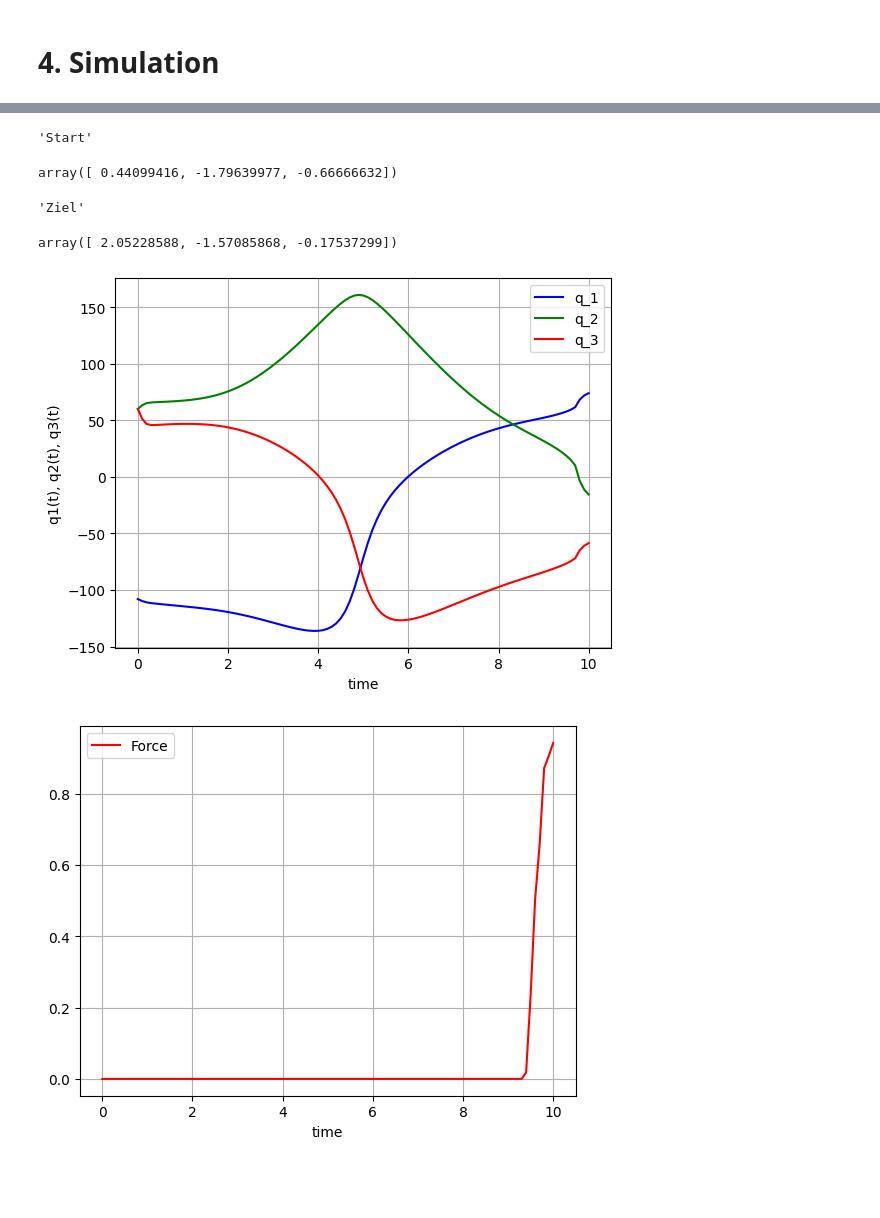
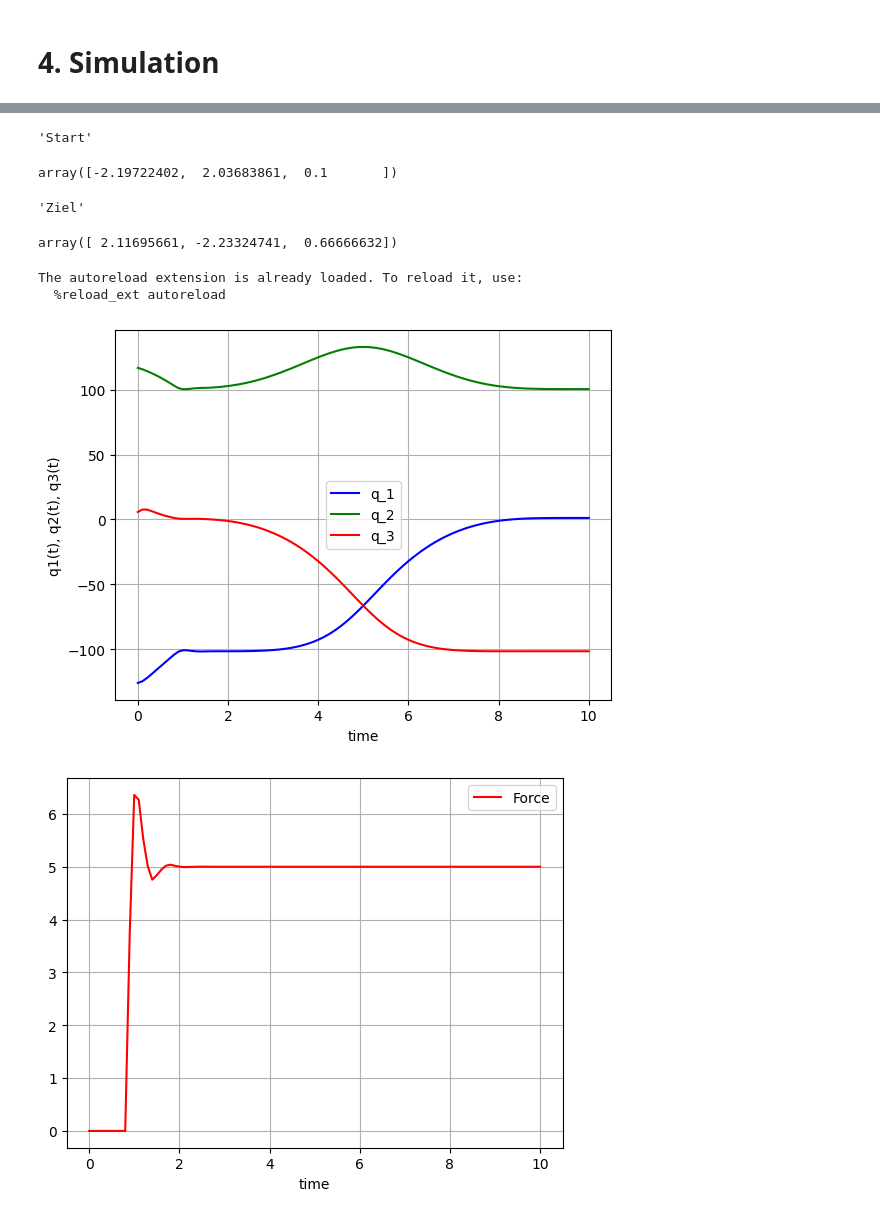
Before and after one commit to StefanKauf/RoCtr, a Jupyter notebook: Projekt_3R/Projekt_3R.ipynb, the cells around one changed output, grey strips where cells are left out. Cells and saved outputs as stored; diff of their text form; code cells hidden in the pictures; blank space fills up the shorter version.

Commit message:
add Kraftregelung

```diff
--- a/Projekt_3R/Projekt_3R.ipynb
+++ b/Projekt_3R/Projekt_3R.ipynb
@@ -95,7 +95,7 @@ def T0e(q):
     return T
 
 # Winkelstellungen hier Eintragen
-q = [-np.pi*3/5, np.pi*1/3, np.pi*1/3]
+q = [-np.pi*3/5, np.pi*2/5, np.pi*1/3]
 
 display(T0e(q))
 
@@ -106,7 +109,7 @@ anim.plot(q[0]*t_sim,q[1]*t_sim,q[2]*t_sim,0.1) # Animation
 
 def T0e(q):
     # Position welche Angefahren werden soll
-    x,y,z = 1.5, 1.5, 0
+    x,y,z = 1, -1.5, 0
     q1,q2,q3 = q[0],q[1],q[2]
 
     T = np.array([  param.l1*cos(q1) + param.l2*cos(q1 + q2) + param.l3*cos(q1 + q2 + q3) -x,
@@ -240,21 +246,21 @@ def minimieren(root):
     return root
 
 P0 = [1,-1,5]
-P1 = [1,1.5]
-
-P0s = minimieren(fsolve(T0e, [0,0,0], args=(P0[0], P0[1]) ))
+P1 = [1,1]
+#[-np.pi*3/5, np.pi*2/5, np.pi*1/3]
+P0s = minimieren(fsolve(T0e, [-np.pi/2, np.pi/2, 1e-1], args=(P0[0], P0[1]) ))
 P1s = minimieren(fsolve(T0e, [0,0,0], args=(P1[0], P1[1]) ))
 
 display('Start',P0s)
 display('Ziel', P1s)
 # %% [output]
 'Start'
-array([ 0.44099416, -1.79639977, -0.66666632])
+array([-2.19722402,  2.03683861,  0.1       ])
 'Ziel'
-array([ 2.05228588, -1.57085868, -0.17537299])
+array([ 2.11695661, -2.23324741,  0.66666632])
 # %%
-#%load_ext autoreload
-#%autoreload 2
+%load_ext autoreload
+%autoreload 2
 
 
 import Animation as anim
@@ -269,10 +275,10 @@ from Vorsteuerung import *
 
 # x0 = [q1,q2,q3,qd1,qd2,qd3]
 # Definieren der Start und Zielposition im Arbeitsraum
-phi,y = np.array([0,0]), np.array([-1.5,1.5])
+phi,y = np.array([0,0]), np.array([P0[1],P1[1]])
 
 #definition der Ausgangskonfiguration des Roboters
-x0=[-np.pi*3/5, np.pi*1/3, np.pi*1/3, 0,0,0, 0,0,0, 0]     # [q1,q2,q3, qd1, qd2, qd3, qdd1, qdd2, qdd3, F]
+x0=[P0s[0], P0s[1], P0s[2], 0,0,0, 0,0,0, 0]     # [q1,q2,q3, qd1, qd2, qd3, qdd1, qdd2, qdd3, F]
 
 
 # define the discretization points
@@ -287,20 +293,19 @@ t_sim = np.linspace(t_start, t_stop, int((t_stop - t_start) / dt + 1))
 class Controller:
   def __init__(self,u,t_sim):
     # Positionsregelung
-    self.w     =  np.array([20*e-2,20])                                  # Reglerverstärung für jedes Gelenk
+    self.w     =  np.array([2, 20])                                  # Reglerverstärung für jedes Gelenk
     self.ctr   = 'multivariable'                                     # Auswahl Reglertyp
     self.k0    = np.array([[self.w[0]**2, 0],[0, self.w[1]**2]])
     self.k1    = np.array([[2*self.w[0], 0],[0, 2*self.w[1]]])
     self.ax    = u                                                   # u = [y,phi, yd, phid, ydd, phidd]
     # Kraftregelung
-    self.kf    = 20                                                   # Federkonstante
-    self.xw    = 1                                                   # x-Position bei der die äußere Kraft beginnen soll
-    self.kb    = 10                                                  # Reglerverstärkung bf
-    self.kd    = 10                                                  # Reglerverstärung
-    self.f     = 1                                                   # Anpressdruck
-    self.force = False
-    self.fq    = 0
-    self.fx    = 0
+    self.kf     = 100                                                  # Federkonstante
+    self.xw     = 1                                                   # x-Position bei der die äußere Kraft beginnen soll
+    self.kb     = 10                                                   # Reglerverstärkung bf
+    self.kd     = 1                                                 # Reglerverstärung
+    self.fsoll  = 5                                                   # Anpressdruck
+    self.fq     = 0
+    self.fx     = 0
     # Allgemein
     self.u     = [0,0,0]
     self.t     = t_sim
@@ -315,35 +320,37 @@ ax2 = flat_output(t_stop,t_sim,3,phi[0],phi[1])
 ax= np.vstack((ax1[0,:],ax2[0,:],ax1[1,:],ax2[1,:],ax1[2,:],ax2[2,:]))
 
 controller = Controller(ax,t_sim)
 
 #Wrapper für rechte Seite der Differentialgleichung
 rhs=lambda t,x:model_nlin(t,x,controller)
 
 solOde = solve_ivp(rhs,                  #zu simulierendes Modell
                     [t_start,t_stop],    #Zeitspanne für Simulation
                     x0,                  #Anfangszustand
                     t_eval=t_sim,        #Auswertungszeitpunkte
                     atol=1e-9,rtol=1e-6  #Toleranzen
                     )
 
 
 plt.plot(solOde.t, solOde.y[0]*180/np.pi, 'b', label='q_1')
 plt.plot(solOde.t, solOde.y[1]*180/np.pi, 'g', label='q_2')
 plt.plot(solOde.t, solOde.y[2]*180/np.pi, 'r', label='q_3')
 plt.legend(loc='best')
 plt.xlabel('time')
 plt.ylabel('q1(t), q2(t), q3(t)')
 plt.grid()
 plt.show()
 
 plt.plot(solOde.t, solOde.y[9], 'r', label='Force')
 plt.legend(loc='best')
 plt.xlabel('time')
 plt.grid()
 plt.show()
 # %% [output]
+The autoreload extension is already loaded. To reload it, use:
+  %reload_ext autoreload
-[figure, old version]
+[figure, new version]
-[figure, old version]
+[figure, new version]
 # %%
 anim.plot(solOde.y[0],solOde.y[1],solOde.y[2],dt)
 # %% [output]
```
Also changed, not shown: parts of 4 cells of this notebook, 1 other file.
